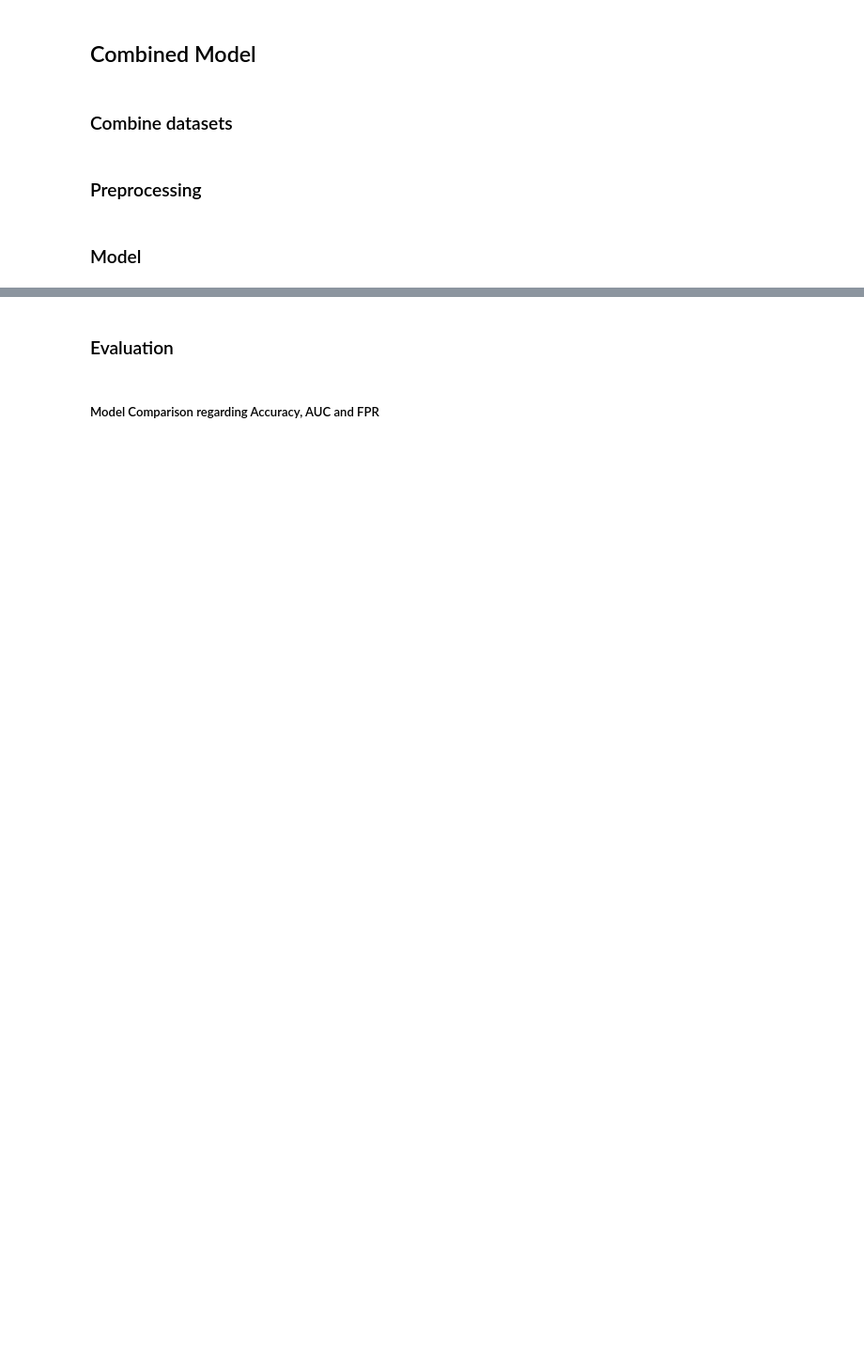
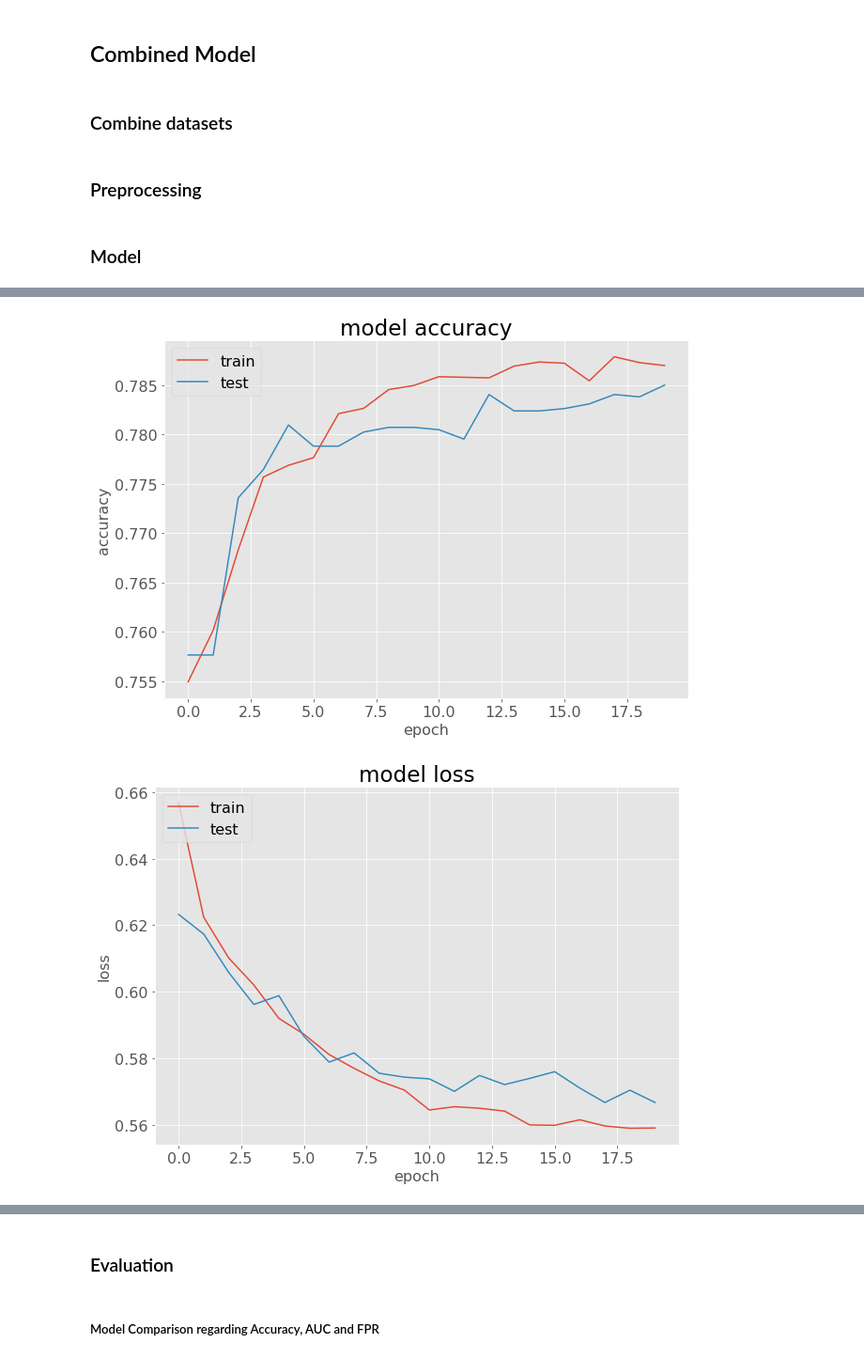
Before and after one commit to gittinic/mlp_final_proj_fake_news, a Jupyter notebook: main.ipynb, the cells around one changed output, grey strips where cells are left out. Shown at 94% size. Cells and saved outputs as stored; diff of their text form; code cells hidden in the pictures; blank space fills up the shorter version.

```diff
--- a/main.ipynb
+++ b/main.ipynb
@@ -318,7 +412,7 @@ def check_outcome_distr(array, min_share_small_group):
                 return False
 # %%
 # Set globally batch_size and group_size for LSTMs
-batch_size = 25
+batch_size = 20
 min_train_group_size = 100
 
 # Group by sequence length and append to have batches with a multiple of 10
@@ -758,17 +951,5 @@ X_train_cat_depth_user, X_train_con_depth_user, Y_train_depth_user, X_test_cat_d
 # %%
 # Static
-def create_model(X_train_cat, X_train_con):
-    cat_input = Input(shape=(X_train_cat.shape[1],), name='Categorical_Input')
-    con_input = Input(shape=(X_train_con.shape[1],), name='Continuous_Input')
-
-    x = kerasconc([cat_input, con_input])
-    x = Dense(60, activation='relu')(x)
-    x = Dropout(0.2,)(x)
-    x = Dense(60, activation='relu')(x)
-
-    output = Dense(3, activation='softmax', name='output')(x)
-    return cat_input, con_input, output
-
 cat_input_static, con_input_static, output_static = create_model(X_train_cat_static, X_train_con_static)
 model_static = Model(inputs=[cat_input_static, con_input_static], outputs=[output_static])
 model_static.summary()
@@ -778,10 +959,10 @@ model_static.compile(optimizer='rmsprop', loss='categorical_crossentropy', metri
 history = model_static.fit(
     [X_train_cat_static, X_train_con_static],
     Y_train_static,
-    validation_split=0.33,
+    validation_split=0.2,
     shuffle=True,
     epochs=20,
-    batch_size=batch_size)
+    batch_size=50)
 
 def epoch_history_plot(history):
     # summarize history for accuracy
@@ -823,3 +1004,5 @@ Epoch 7/20
+[figure, added]
+[figure, added]
 # %%
 # Static + Depth
 cat_input_depth, con_input_depth, output_depth = create_model(X_train_cat_depth, X_train_con_depth)
```
Also changed, not shown: parts of 25 cells of this notebook, 6 other files.
